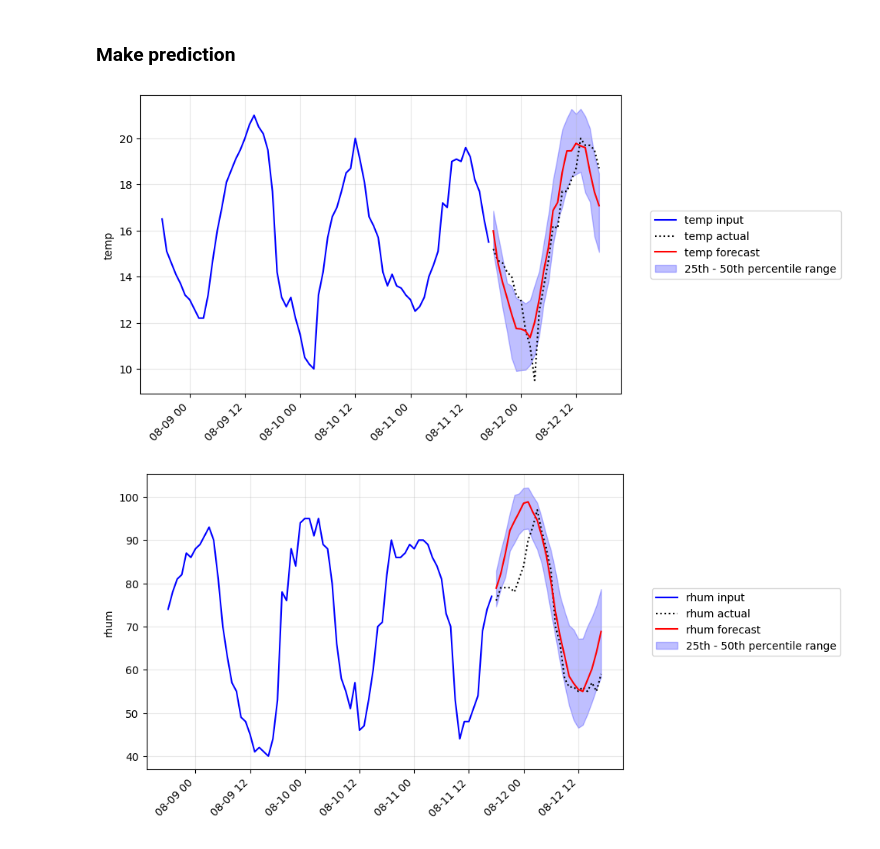
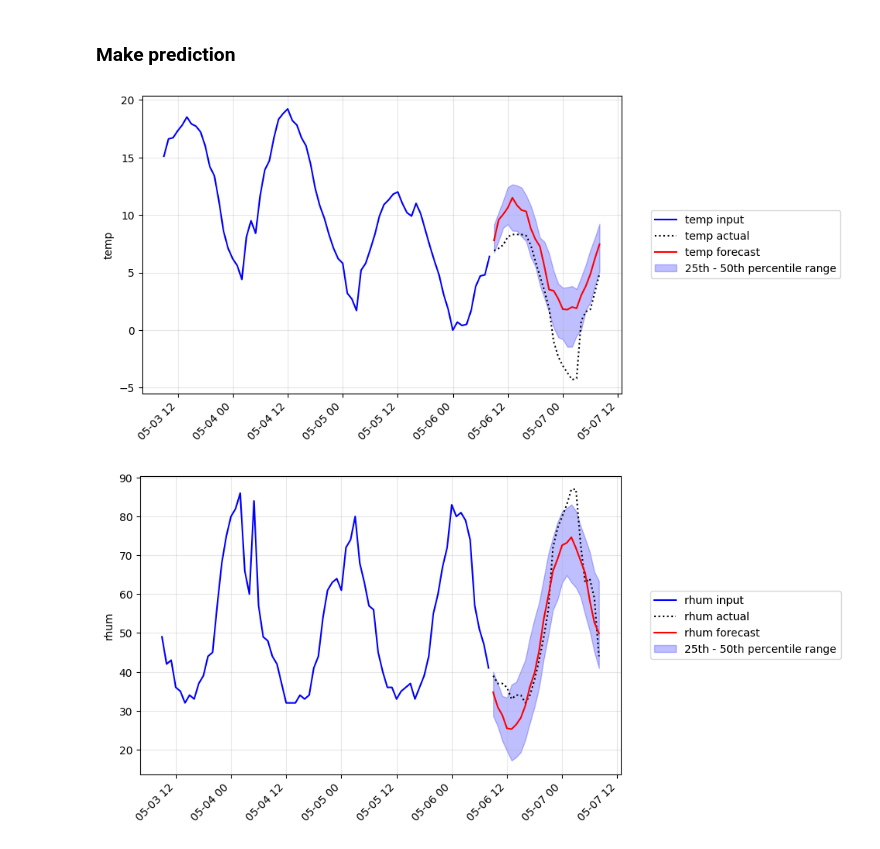
Before and after one commit to Kursula/PredictLite, a Jupyter notebook: Weather_prediction.ipynb, the cells around one changed output. Cells and saved outputs as stored; diff of their text form; code cells hidden in the pictures.

```diff
--- a/Weather_prediction.ipynb
+++ b/Weather_prediction.ipynb
@@ -23,9 +23,12 @@ from predictlite.predictlite import PredictLite
 # %% [markdown]
 ### Get weather dataset
 # %%
-# Get hourly weather data
-station_id = '02944'
-start_dt = datetime(2019, 1, 1)
-end_dt = datetime(2024, 1, 1)
-dataset = meteostat.Hourly(station_id, start_dt, end_dt).fetch()
-dataset.head()
+# Get hourly weather data for two different stations
+stations = ['02944', '02763']
+start_dt = datetime(2020, 1, 1)
+end_dt = datetime(2024, 7, 1)
+data = []
+for station in stations:
+    dataset = meteostat.Hourly(station, start_dt, end_dt).fetch()
+    dataset['station'] = station
+    data.append(dataset)
@@ -40,9 +35,11 @@ dataset.head()
 # %% [markdown]
 ### Create categorical features
 # %%
-dataset['prcp'] = dataset['prcp'].fillna(0)
-dataset['prcp_cat'] = (dataset['prcp'] > 0).astype(str)
-dataset['wspd_cat'] = (dataset['wspd'] > 5).astype(str)
+for i, station in enumerate(stations):
+    data[i]['station'] = station # We use station as categorical feature
+    data[i]['prcp'] = data[i]['prcp'].fillna(0)
+    data[i]['prcp_cat'] = (data[i]['prcp'] > 0).astype(str)
+    data[i]['wspd_cat'] = (data[i]['wspd'] > 5).astype(str)
 # %% [markdown]
 ### Setup and train PredictLite model
 # %%
@@ -65,7 +62,7 @@ model = PredictLite(
 )
 # %%
 model.fit(
-    data=dataset,
+    data=data,
     train_sample_n=10000,
     test_sample_n=1000,
     epochs=20,
@@ -115,10 +112,13 @@ Total MLP parameter count: 63744
 ### Make prediction
 # %%
 # Give datetime for prediction
-prediction_time = datetime(2023, 8, 11, 17)
+prediction_time = datetime(2024, 5, 6, 8)
+
+# Pick the dataset
+df = data[0]
 
 # Make prediction
-predictions = model.predict(dataset, prediction_time)
+predictions = model.predict(df, prediction_time)
 
 # Plot everything
 for col in model.output_signals:
@@ -130,32 +130,32 @@ for col in model.output_signals:
         color='blue',
         label='{} input'.format(col)
     )
     plt.plot(
         dataset.index[ts_idx : ts_idx + model.output_length].values,
         dataset.iloc[ts_idx : ts_idx + model.output_length][col].values,
         color='black',
         ls=':',
         label='{} actual'.format(col)
     )
     plt.plot(
         predictions['prediction'].index.values,
         predictions['prediction'][col].values,
         color='red',
         label='{} forecast'.format(col)
     )
     plt.fill_between(
         predictions['lower_percentile'].index.values,
         y1=predictions['lower_percentile'][col].values,
         y2=predictions['upper_percentile'][col].values,
         color='blue',
         alpha=0.25,
         label='25th - 50th percentile range'
     )
     plt.xticks(rotation=45, ha='right')
     plt.ylabel(col)
     plt.legend(loc='center left', bbox_to_anchor=(1.05, 0.5))
     plt.grid(alpha=0.3)
     plt.show()
 # %% [output]
-[figure, old version]
+[figure, new version]
-[figure, old version]
+[figure, new version]
```
Also changed, not shown: parts of 2 cells of this notebook, 4 other files.
